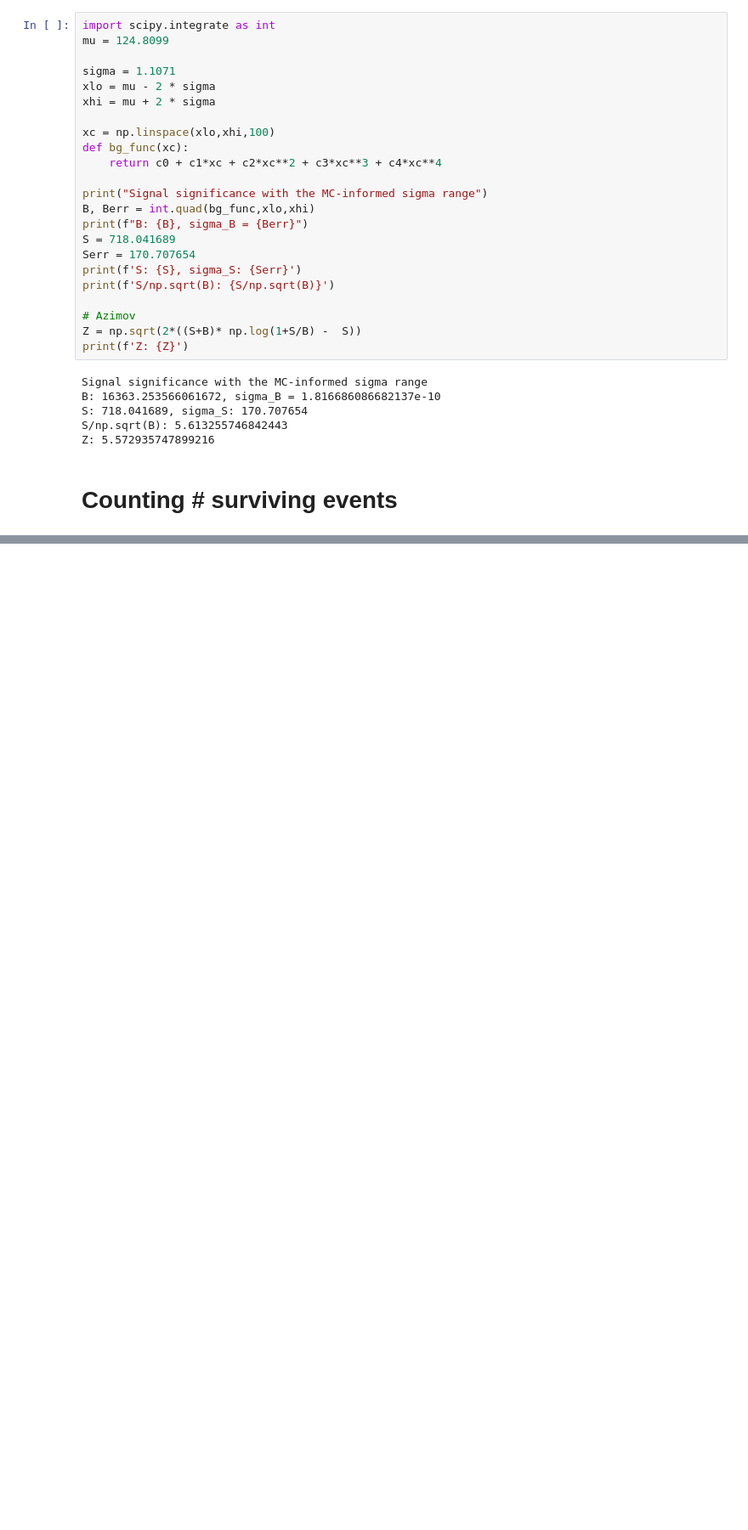
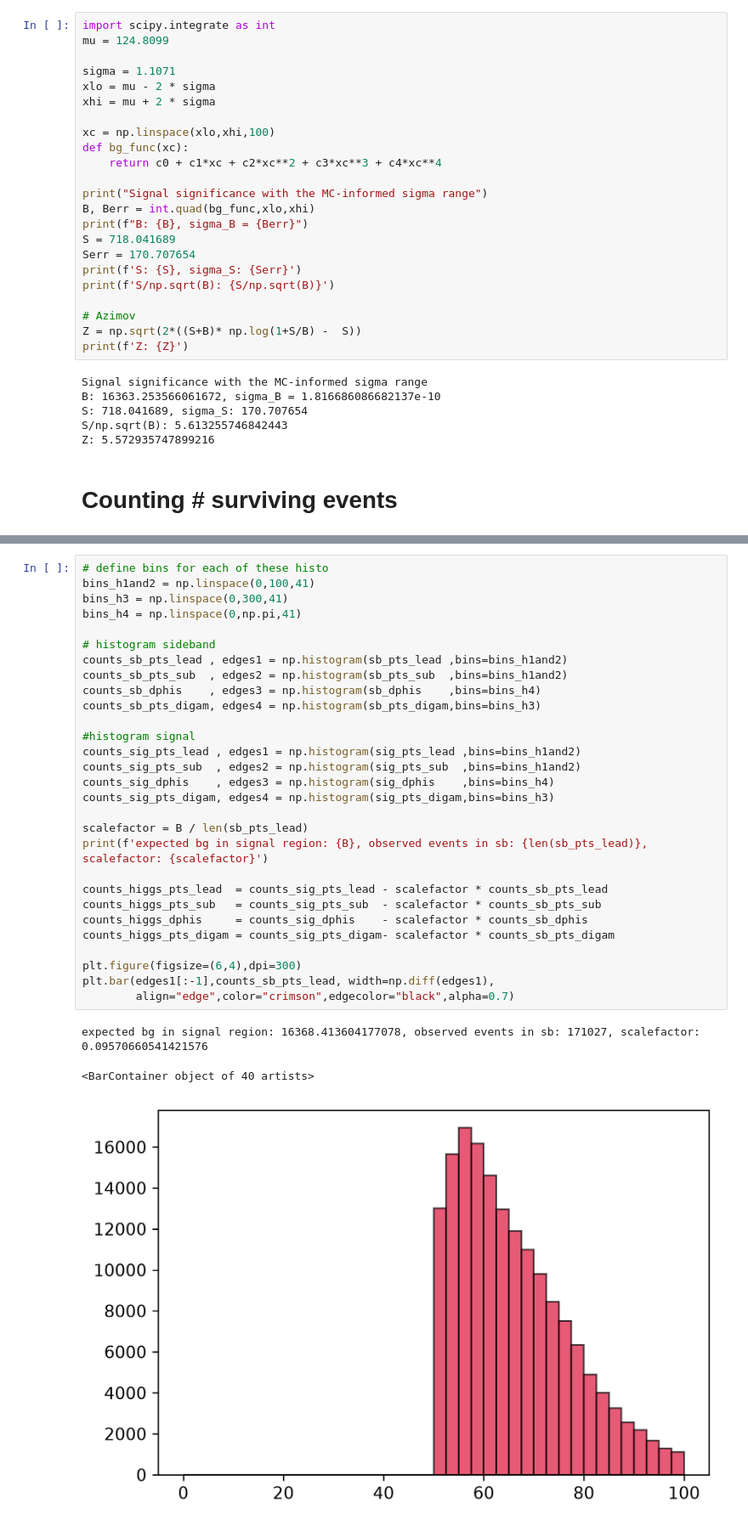
Before and after one commit to chrissellgrenbackup/intro-hep-project, a Jupyter notebook: higgs_analysis/Hgg_analysis.ipynb, the cells around one changed output, grey strips where cells are left out. Shown at 85% size. Saved outputs shown, nothing was run; the diff lists cells and outputs as text; blank space fills up the shorter version.

```diff
--- a/higgs_analysis/Hgg_analysis.ipynb
+++ b/higgs_analysis/Hgg_analysis.ipynb
@@ -695,0 +738,33 @@ num signal events: 689.8 $\pm$ 139.0
+# %%
+# define bins for each of these histo
+bins_h1and2 = np.linspace(0,100,41)
+bins_h3 = np.linspace(0,300,41)
+bins_h4 = np.linspace(0,np.pi,41)
+
+# histogram sideband
+counts_sb_pts_lead , edges1 = np.histogram(sb_pts_lead ,bins=bins_h1and2)
+counts_sb_pts_sub  , edges2 = np.histogram(sb_pts_sub  ,bins=bins_h1and2)
+counts_sb_dphis    , edges3 = np.histogram(sb_dphis    ,bins=bins_h4)
+counts_sb_pts_digam, edges4 = np.histogram(sb_pts_digam,bins=bins_h3)
+
+#histogram signal
+counts_sig_pts_lead , edges1 = np.histogram(sig_pts_lead ,bins=bins_h1and2)
+counts_sig_pts_sub  , edges2 = np.histogram(sig_pts_sub  ,bins=bins_h1and2)
+counts_sig_dphis    , edges3 = np.histogram(sig_dphis    ,bins=bins_h4)
+counts_sig_pts_digam, edges4 = np.histogram(sig_pts_digam,bins=bins_h3)
+
+scalefactor = B / len(sb_pts_lead)
+print(f'expected bg in signal region: {B}, observed events in sb: {len(sb_pts_lead)}, scalefactor: {scalefactor}')
+
+counts_higgs_pts_lead  = counts_sig_pts_lead - scalefactor * counts_sb_pts_lead
+counts_higgs_pts_sub   = counts_sig_pts_sub  - scalefactor * counts_sb_pts_sub
+counts_higgs_dphis     = counts_sig_dphis    - scalefactor * counts_sb_dphis
+counts_higgs_pts_digam = counts_sig_pts_digam- scalefactor * counts_sb_pts_digam
+
+plt.figure(figsize=(6,4),dpi=300)
+plt.bar(edges1[:-1],counts_sb_pts_lead, width=np.diff(edges1),
+        align="edge",color="crimson",edgecolor="black",alpha=0.7)
+# %% [output]
+expected bg in signal region: 16368.413604177078, observed events in sb: 171027, scalefactor: 0.09570660541421576
+<BarContainer object of 40 artists>
+[figure, added]
```
Also changed, not shown: parts of 14 cells of this notebook.
